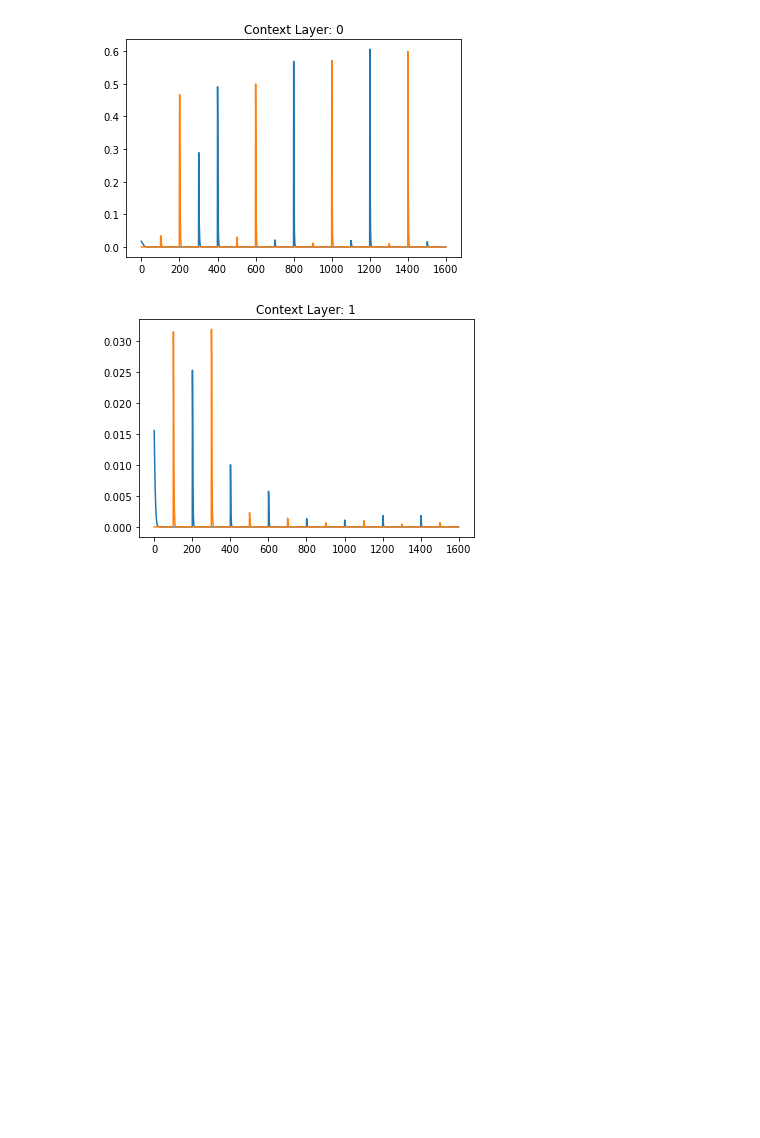
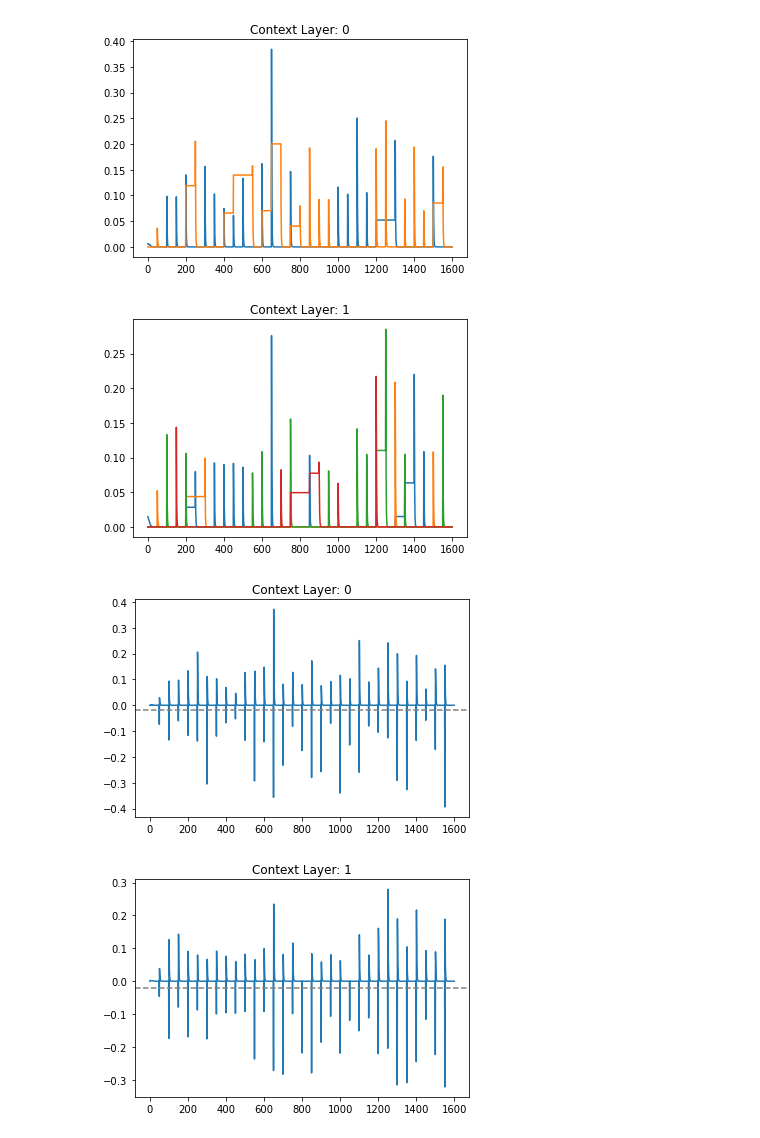
Before and after one commit to DLii-Research/context-learning, a Jupyter notebook: MultiLayer.ipynb, the cells around one changed output. Saved outputs shown, nothing was run; the diff lists cells and outputs as text; code cells hidden in the pictures; blank space fills up the shorter version.

```diff
--- a/MultiLayer.ipynb
+++ b/MultiLayer.ipynb
@@ -62,15 +60,13 @@ clear_output() # hide shard warnings
 # %%
-ATR_SIZE = 128
-SWITCH_THRESHOLD = -0.02
-
-with strategy.scope():
+def create_model(atr_size=128, switch_threshold=-0.02, num_contexts=8):
     y = x = keras.layers.Input((2,))
-    y = keras.layers.Dense(ATR_SIZE, activation="relu")(y)
-    y = ctl.ContextLayer(switch_threshold=SWITCH_THRESHOLD, num_contexts=2, auto_switch=False)(y)
-    y = keras.layers.Dense(ATR_SIZE)(y)
-    y = ctl.ContextLayer(switch_threshold=SWITCH_THRESHOLD, num_contexts=2, auto_switch=False)(y)
+    y = keras.layers.Dense(atr_size, activation="relu")(y)
+    y = ctl.ContextLayerConvPower(switch_threshold=switch_threshold, num_contexts=2, verbose=0)(y)
+    y = keras.layers.Dense(atr_size, activation="relu")(y)
+    y = ctl.ContextLayerConvPower(switch_threshold=switch_threshold, num_contexts=4, verbose=0)(y)
     y = keras.layers.Dense(1, activation="sigmoid")(y)
-    model = ctl.ContextModel(x, y, verbose=1, retry_fit=False)
-    model.compile(optimizer="adam", loss=keras.losses.BinaryCrossentropy(from_logits=False))
-    model.summary()
-    # model.run_eagerly=True
+    model = ctl.ContextModel(x, y, verbose=1)
+    model.compile(
+        optimizer=keras.optimizers.SGD(1e-1),
+        loss=keras.losses.BinaryCrossentropy(from_logits=False))
+    return model
@@ -185,10 +190,19 @@ plt.plot(history["loss"])
+# %%
+for i, layer_id in enumerate(model.context_layer_map):
+    for ctx in np.array(history["context_loss"][layer_id]).T:
+        plt.plot(ctx)
+    plt.title(f"Context Layer: {i}")
+    plt.show()
+# %% [output]
+[figure, added]
+[figure, added]
 # %%
-for layer_id, l in enumerate(history["context_losses"]):
-    plt.title(f"Context Layer: {layer_id}")
-    for i, ctx in enumerate(np.array(l).T):
-        plt.plot(ctx)
+for i, layer_id in enumerate(model.context_layer_map):
+    plt.title(f"Context Layer: {i}")
+    plt.plot(history["context_delta"][layer_id])
+    plt.axhline(y=model.layers[layer_id].switch_threshold.value(), color="gray", linestyle="--")
     plt.show()
 # %% [output]
-[figure, old version]
+[figure, new version]
-[figure, old version]
+[figure, new version]
 # %%
```
Also changed, not shown: parts of 31 cells of this notebook.
